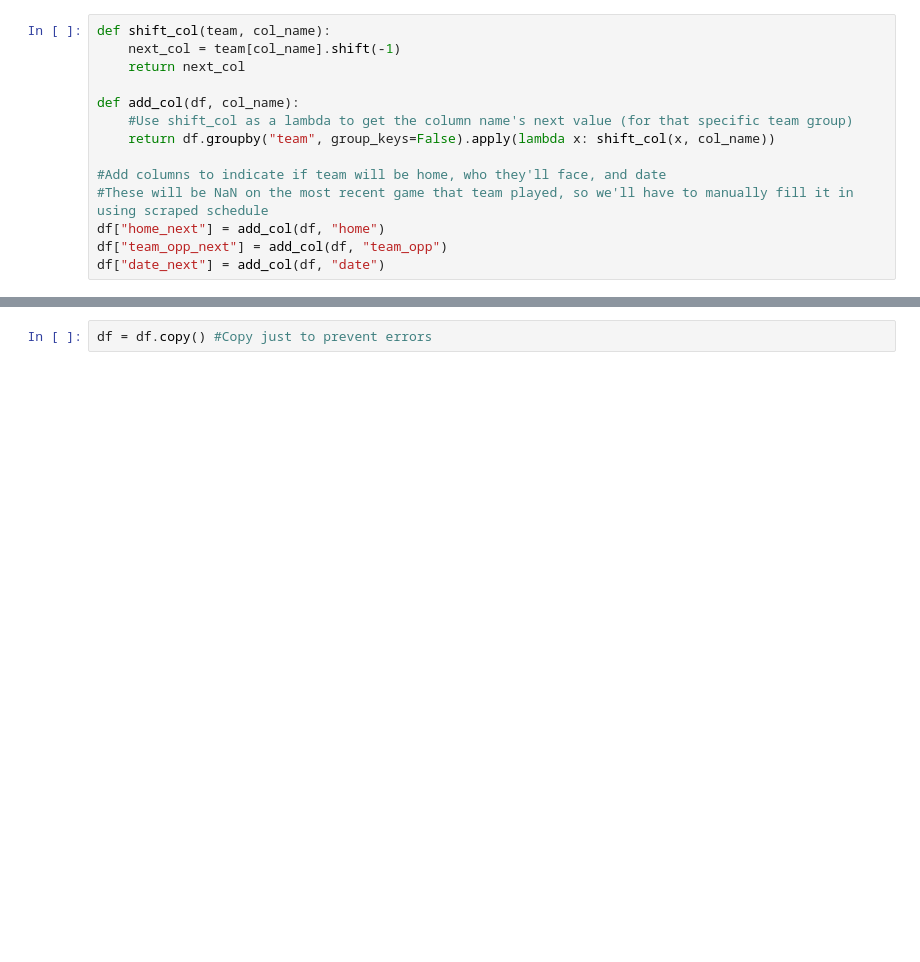
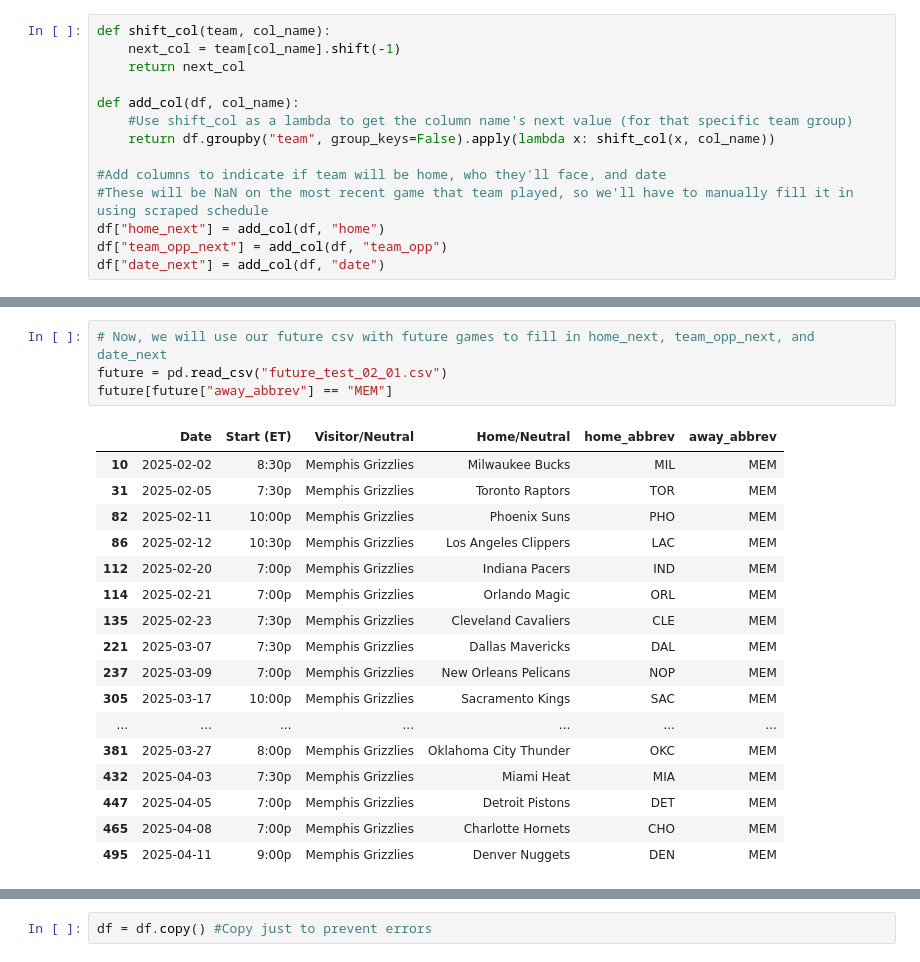
Before and after one commit to Niko2425/NBA-Predict, a Jupyter notebook: predict.ipynb, the cells around one changed output, grey strips where cells are left out. Drawn from its saved outputs; the diff is of its cells as text; blank space fills up the shorter version.

```diff
--- a/predict.ipynb
+++ b/predict.ipynb
@@ -362,0 +356,22 @@ df[df["team"] == "CHI"][["date", "team", "season", "team_opp", "home_next", "tea
+# %%
+# Now, we will use our future csv with future games to fill in home_next, team_opp_next, and date_next
+future = pd.read_csv("future_test_02_01.csv")
+future[future["away_abbrev"] == "MEM"]
+# %% [output]
+|  | Date | Start (ET) | Visitor/Neutral | Home/Neutral | home_abbrev | away_abbrev |
+| 10 | 2025-02-02 | 8:30p | Memphis Grizzlies | Milwaukee Bucks | MIL | MEM |
+| 31 | 2025-02-05 | 7:30p | Memphis Grizzlies | Toronto Raptors | TOR | MEM |
+| 82 | 2025-02-11 | 10:00p | Memphis Grizzlies | Phoenix Suns | PHO | MEM |
+| 86 | 2025-02-12 | 10:30p | Memphis Grizzlies | Los Angeles Clippers | LAC | MEM |
+| 112 | 2025-02-20 | 7:00p | Memphis Grizzlies | Indiana Pacers | IND | MEM |
+| 114 | 2025-02-21 | 7:00p | Memphis Grizzlies | Orlando Magic | ORL | MEM |
+| 135 | 2025-02-23 | 7:30p | Memphis Grizzlies | Cleveland Cavaliers | CLE | MEM |
+| 221 | 2025-03-07 | 7:30p | Memphis Grizzlies | Dallas Mavericks | DAL | MEM |
+| 237 | 2025-03-09 | 7:00p | Memphis Grizzlies | New Orleans Pelicans | NOP | MEM |
+| 305 | 2025-03-17 | 10:00p | Memphis Grizzlies | Sacramento Kings | SAC | MEM |
+| ... | ... | ... | ... | ... | ... | ... |
+| 381 | 2025-03-27 | 8:00p | Memphis Grizzlies | Oklahoma City Thunder | OKC | MEM |
+| 432 | 2025-04-03 | 7:30p | Memphis Grizzlies | Miami Heat | MIA | MEM |
+| 447 | 2025-04-05 | 7:00p | Memphis Grizzlies | Detroit Pistons | DET | MEM |
+| 465 | 2025-04-08 | 7:00p | Memphis Grizzlies | Charlotte Hornets | CHO | MEM |
+| 495 | 2025-04-11 | 9:00p | Memphis Grizzlies | Denver Nuggets | DEN | MEM |
```
Also changed, not shown: parts of 16 cells of this notebook, 2 other files.
